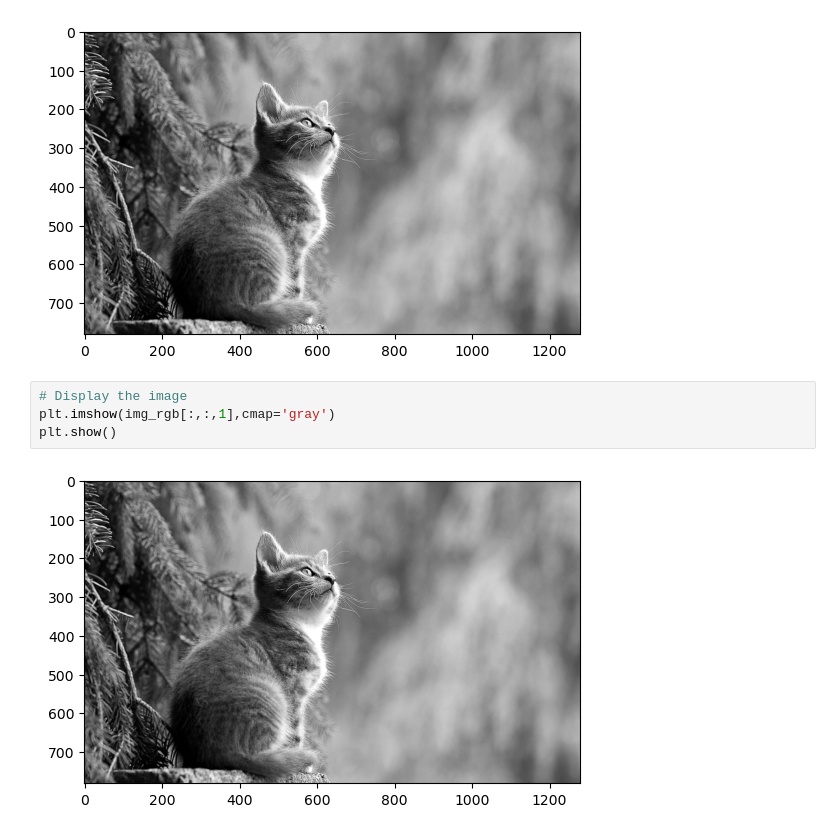
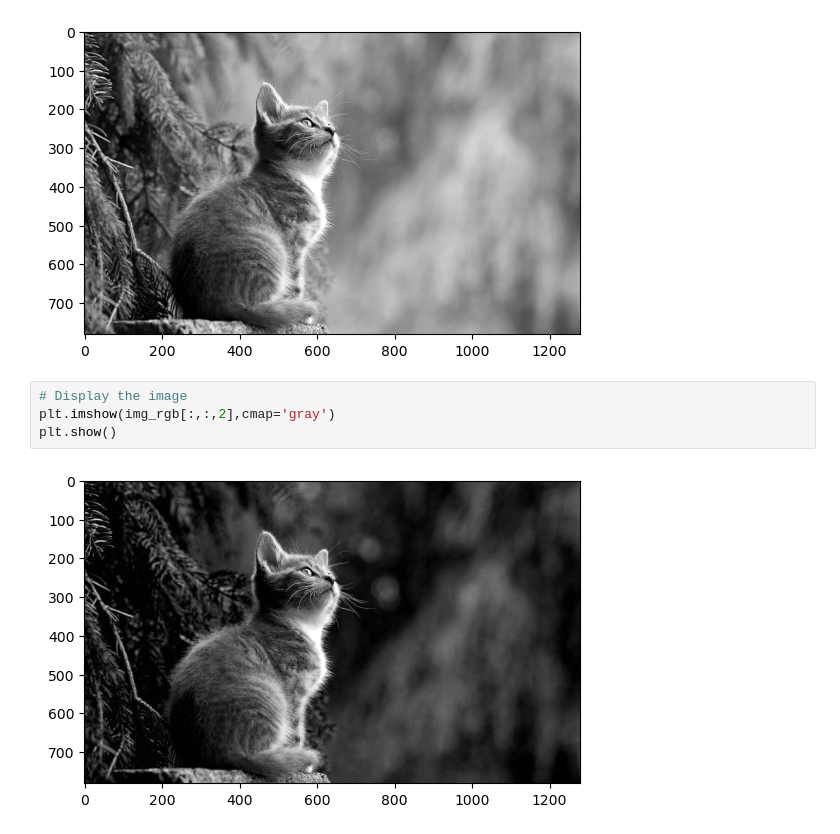
Before and after one commit to pawanraje16/CVDLlab, a Jupyter notebook: Basiclab1.ipynb, the cells around one changed output. Drawn from its saved outputs; the diff is of its cells as text.

```diff
--- a/Basiclab1.ipynb
+++ b/Basiclab1.ipynb
@@ -66,7 +66,7 @@ plt.show()
 [figure]
 # %%
 # Display the image
-plt.imshow(img_rgb[:,:,1],cmap='gray')
+plt.imshow(img_rgb[:,:,2],cmap='gray')
 plt.show()
 # %% [output]
-[figure, old version]
+[figure, new version]
```
Also changed, not shown: parts of 6 cells of this notebook.
